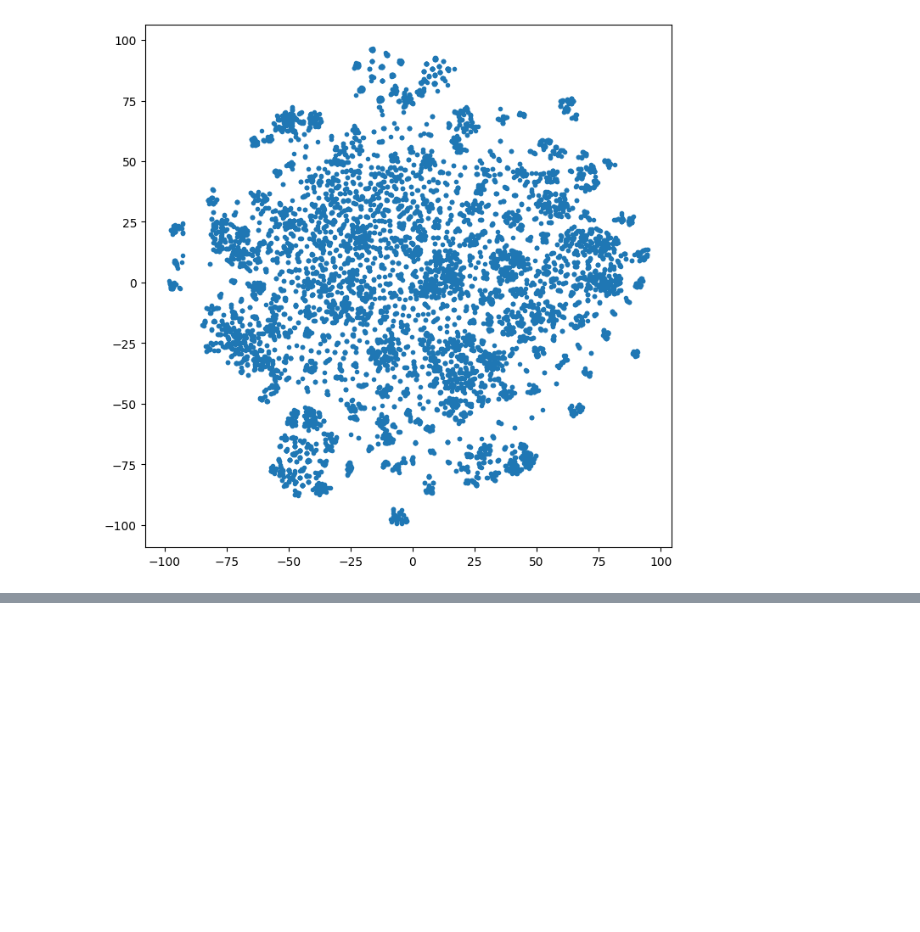
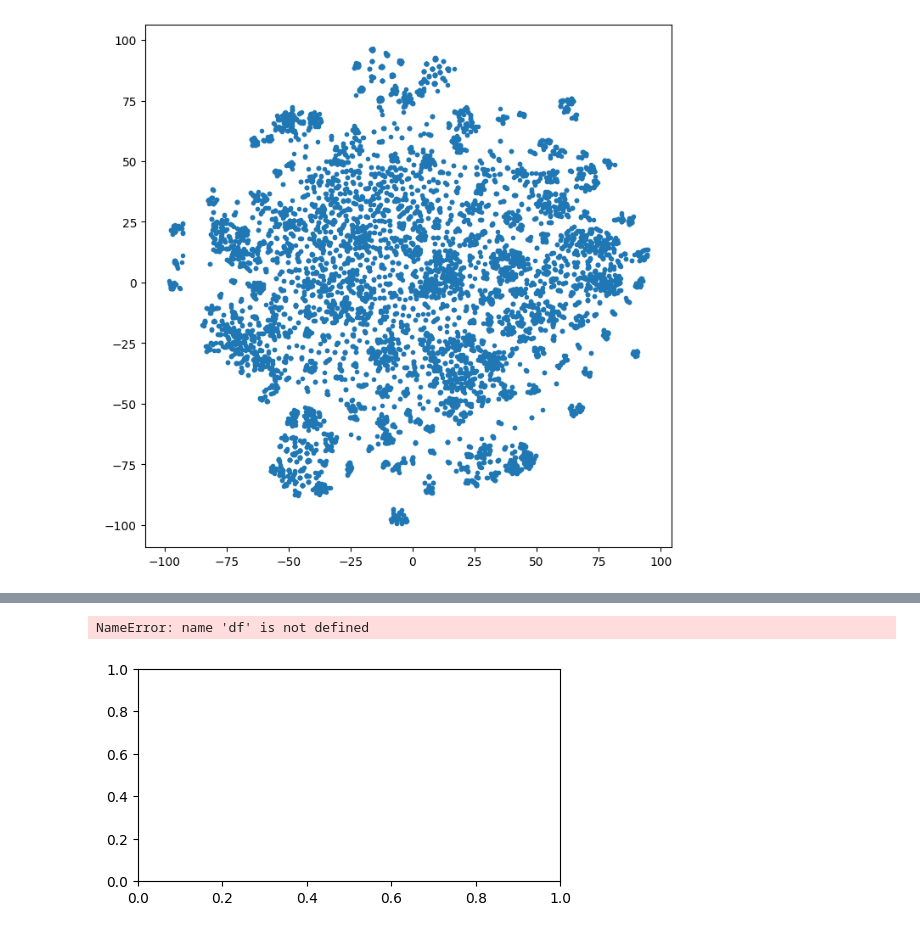
Before and after one commit to bartolomeou/Soul-King, a Jupyter notebook: eda.ipynb, the cells around one changed output, grey strips where cells are left out. Cells and saved outputs as stored; diff of their text form; code cells hidden in the pictures; blank space fills up the shorter version.

```diff
--- a/eda.ipynb
+++ b/eda.ipynb
@@ -49,0 +68,9 @@ plt.show()
+# %%
+prefixes = ['genre', 'subjectivity', 'polarity', 'key', 'mode']
+
+filtered_columns = [column for column in new_feature_set.columns if not any(
+    column.startswith(prefix) for prefix in prefixes)]
+
+filtered_feature_set = new_feature_set[filtered_columns]
+
+filtered_feature_set.head()
@@ -49,0 +84,16 @@ plt.show()
+# %%
+# visualize the distribution of each feature
+plt.figure(figsize=(12, 16))
+
+for i, j in enumerate(filtered_feature_set.describe().columns):
+    plt.subplot(5, 2, i+1)
+    sb.distplot(x=filtered_feature_set[j])
+    plt.xlabel(j)
+    plt.title('{} Distribution'.format(j))
+    # plt.subplots_adjust(wspace=.2, hspace=.5)
+    plt.tight_layout()
+
+plt.show()
+# %% [output]
+NameError: name 'df' is not defined
+[figure, added]
```
Also changed, not shown: parts of 4 cells of this notebook.
